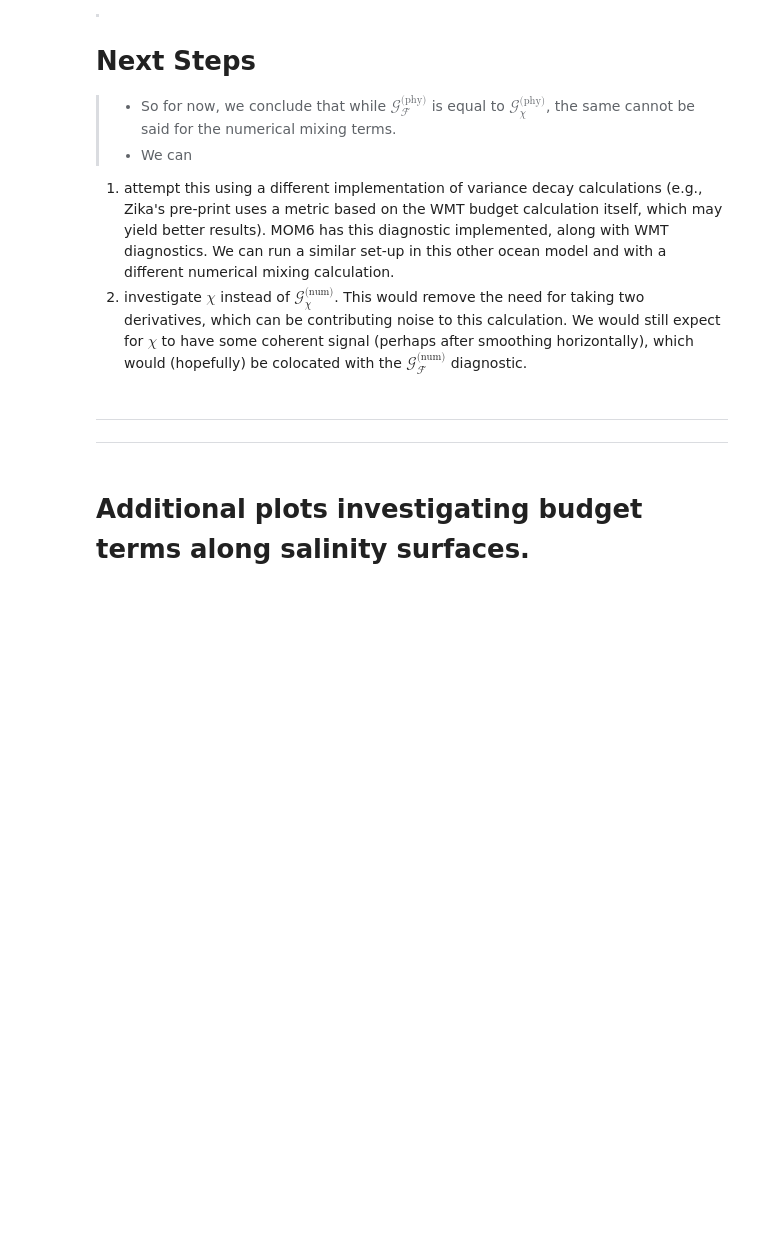
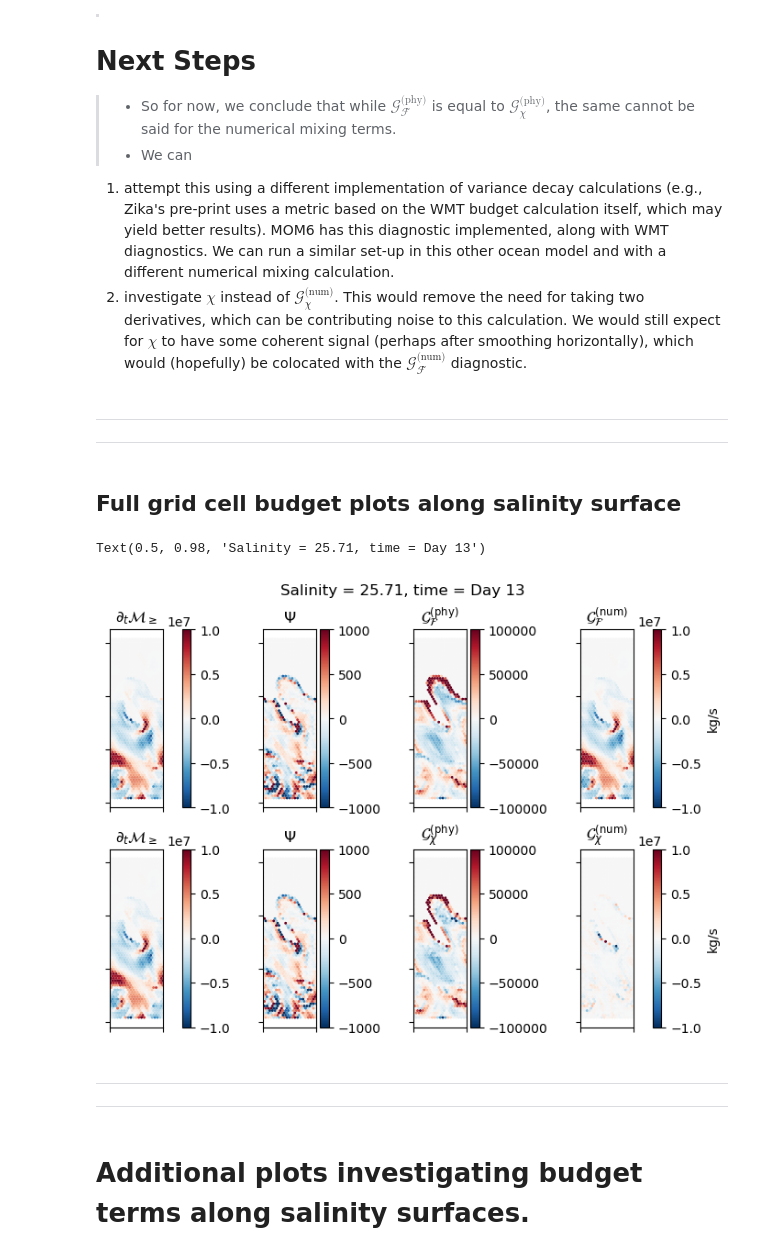
Before and after one commit to kailauyeda/WMT_DVD, a Jupyter notebook: bichan/analysis/preliminary_analysis.ipynb, the cells around one changed output. Saved outputs shown, nothing was run; the diff lists cells and outputs as text; code cells hidden in the pictures; blank space fills up the shorter version.

```diff
--- a/bichan/analysis/preliminary_analysis.ipynb
+++ b/bichan/analysis/preliminary_analysis.ipynb
@@ -623,6 +747,3 @@ def find_min_max_idx(da):
     print('minima at ' , da[minima_indices])
 
     return maxima_indices, minima_indices
-# %%
-mesh = xr.open_dataset(filepath + f'{sim_res}_channel_init.nc')
-mesh.dvEdge
@@ -809,7 +761,7 @@ for target_coord_spacing_choice in np.array([0.25, 0.5, 1, 2,3,10]):
     print(f'dlambda = {target_coord_spacing_choice}')
     # initialize matrix for each dlambda choice
     dlambda_array = np.array([])
-    G_F_phy_ds, G_chi_phy_ds, G_chi_num_ds, dM_dt_ds, G_F_num_ds, budget_ds = calculate_budget(rho_0, mesh, avg_ds_output, target_coord_spacing_choice)
+    G_F_phy_ds, G_chi_phy_ds, G_chi_num_ds, dM_dt_ds, G_F_num_ds, budget_ds = calculate_budget(rho_0, mesh, avg_ds_output, target_coord_spacing_choice, bulk = False)
     for variable in ['G_F_phy_center','G_F_num','G_chi_phy','G_chi_num','dM_dt']:
         lambda_integrated_G_mix_var = lambda_integrate_G_mix(variable, target_coord_spacing_choice)
         dlambda_array = np.append(dlambda_array, lambda_integrated_G_mix_var)
@@ -1036,7 +988,7 @@ rho_0 = 1026
 target_coord_spacing = 0.5 # 1 # 0.25
 
 mass, mass_transform, dM_dt = calculate_dM_dt(rho_0, mesh, avg_ds_output, ss_ds_output, target_coord_spacing)
-G_F_phy_ds, G_chi_phy_ds, G_chi_num_ds, dM_dt_ds, G_F_num_ds, budget_ds = calculate_budget(rho_0, mesh, avg_ds_output, target_coord_spacing)
+G_F_phy_ds, G_chi_phy_ds, G_chi_num_ds, dM_dt_ds, G_F_num_ds, transport_ds, budget_ds = calculate_budget(rho_0, mesh, avg_ds_output, target_coord_spacing, bulk=True)
 # %% [output]
 Calculating G_F_phy
 Calculating G_chi_phy
@@ -1286,6 +1243,78 @@ Text(0.5, 0.98, 'Total budget term along isohaline surfaces over time')
 # %% [markdown]
 -----------------
 -----------------
+# %% [markdown]
+## Full grid cell budget plots along salinity surface
+# %%
+fig, ax = plt.subplots(nrows = 2, ncols = 4, constrained_layout=True, figsize=(7,5))
+time_idx = 144
+salinity_idx = 25
+vmax_val = 1e7
+vmin_val = -vmax_val
+
+vmax_val_psi = 1e3
+vmin_val_psi = -vmax_val_psi
+
+vmax_val_G_phy = 1e5
+vmin_val_G_phy = -vmax_val_G_phy
+
+# calculated convergence of a flux (WMT)
+a = mosaic.polypcolor(ax[0,0],descriptor, budget_ds.dM_dt.isel(Time = time_idx, salinity = salinity_idx), cmap='RdBu_r',
+                     vmin = vmin_val, vmax = vmax_val)
+b = mosaic.polypcolor(ax[0,1],descriptor, budget_ds.psi_gridCell.isel(Time = time_idx, salinity = salinity_idx), cmap='RdBu_r',
+                     vmin = vmin_val_psi, vmax = vmax_val_psi)
+c = mosaic.polypcolor(ax[0,2],descriptor, budget_ds.G_F_phy_center.isel(Time = time_idx, salinity = salinity_idx), cmap='RdBu_r',
+                     vmin = vmin_val_G_phy, vmax = vmax_val_G_phy)
+d = mosaic.polypcolor(ax[0,3],descriptor, budget_ds.G_F_num.isel(Time = time_idx, salinity = salinity_idx), cmap='RdBu_r',
+                     vmin = vmin_val, vmax = vmax_val)
+
+# calculated using chi
+e = mosaic.polypcolor(ax[1,0],descriptor, budget_ds.dM_dt.isel(Time = time_idx, salinity = salinity_idx), cmap='RdBu_r',
+                     vmin = vmin_val, vmax = vmax_val)
+f = mosaic.polypcolor(ax[1,1],descriptor, budget_ds.psi_gridCell.isel(Time = time_idx, salinity = salinity_idx), cmap='RdBu_r',
+                     vmin = vmin_val_psi, vmax = vmax_val_psi)
+g = mosaic.polypcolor(ax[1,2],descriptor, budget_ds.G_chi_phy.isel(Time = time_idx, salinity = salinity_idx), cmap='RdBu_r',
+                     vmin = vmin_val_G_phy, vmax = vmax_val_G_phy)
+h = mosaic.polypcolor(ax[1,3],descriptor, budget_ds.G_chi_num.isel(Time = time_idx, salinity = salinity_idx), cmap='RdBu_r',
+                     vmin = vmin_val, vmax = vmax_val)
+
+for i in range(0,2):
+    for j in range(0,4):
+        ax[i,j].set_yticklabels([])
+        ax[i,j].set_xticklabels([])
+        ax[i,j].set_aspect(1.0)
+
+ax[0,0].set_title(r'$\partial_t \mathcal{M}_\geq$')
+ax[0,1].set_title(r'$\Psi$')
+ax[0,2].set_title(r'$\mathcal{G}_\mathcal{F}^{\text{(phy)}}$')
+ax[0,3].set_title(r'$\mathcal{G}_\mathcal{F}^{\text{(num)}}$')
+
+ax[1,0].set_title(r'$\partial_t \mathcal{M}_\geq$')
+ax[1,1].set_title(r'$\Psi$')
+ax[1,2].set_title(r'$\mathcal{G}_\chi^{\text{(phy)}}$')
+ax[1,3].set_title(r'$\mathcal{G}_\chi^{\text{(num)}}$')
+
+fig.colorbar(a, ax = ax[0,0])
+fig.colorbar(a, ax = ax[1,0])
+
+fig.colorbar(b, ax = ax[0,1])
+fig.colorbar(b, ax = ax[1,1])
+
+fig.colorbar(c, ax = ax[0,2])
+fig.colorbar(c, ax = ax[1,2])
+
+fig.colorbar(d, ax = ax[0,3], label = 'kg/s')
+fig.colorbar(d, ax = ax[1,3], label = 'kg/s')
+
+salinity_val = np.round(budget_ds.salinity.isel(salinity= salinity_idx).values, 2)
+
+fig.suptitle(f'Salinity = {salinity_val}, time = Day 13')
+# %% [output]
+Text(0.5, 0.98, 'Salinity = 25.71, time = Day 13')
+[figure, added]
+# %% [markdown]
+-----------------
+-----------------
 # %% [markdown]
 # Additional plots investigating budget terms along salinity surfaces.
 # %%
```
Also changed, not shown: parts of 13 cells of this notebook.
